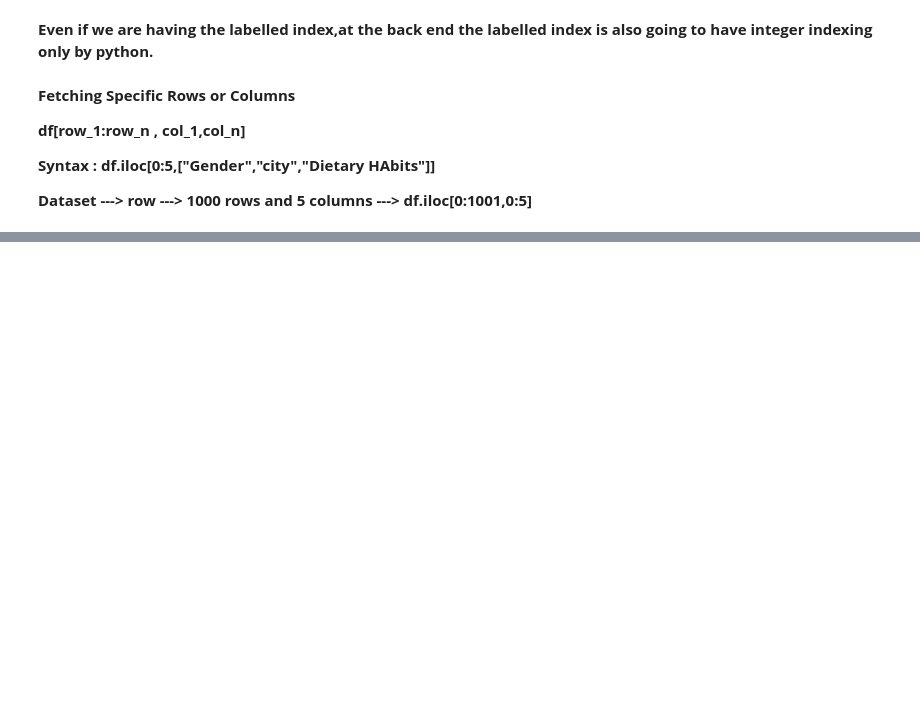
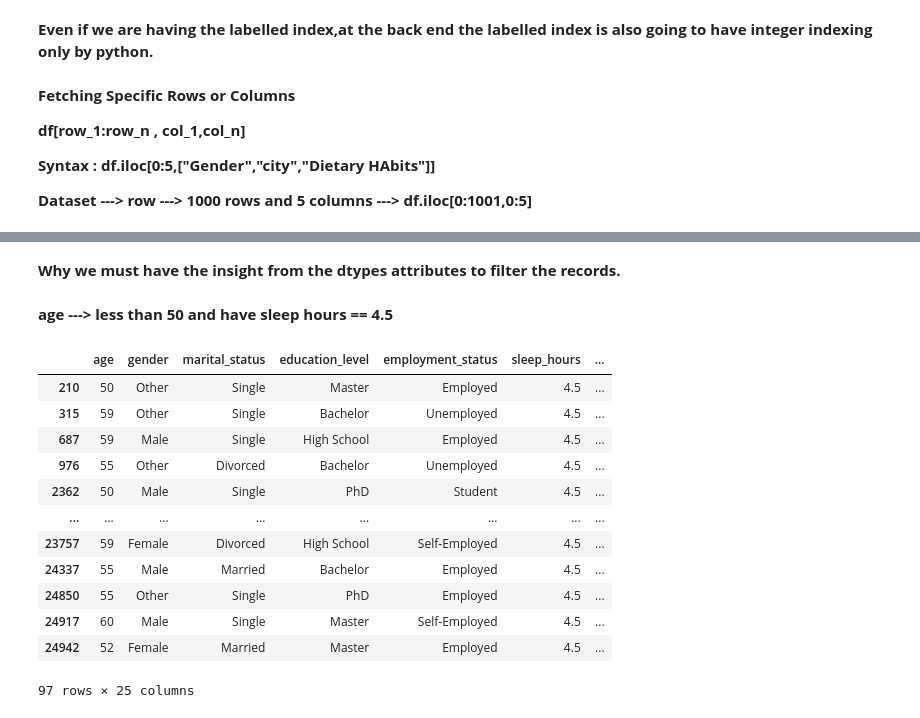
Before and after one commit to Legendkiller9855/GENRATIVE_AI, a Jupyter notebook: Pandas.ipynb, the cells around one changed output, grey strips where cells are left out. Cells and saved outputs as stored; diff of their text form; code cells hidden in the pictures; blank space fills up the shorter version.

```diff
--- a/Pandas.ipynb
+++ b/Pandas.ipynb
@@ -1089,0 +1117,25 @@ print(data.iloc[[1,3,45,65,33]])
+# %% [markdown]
+**Why we must have the insight from the dtypes attributes to filter the records.**
+# %% [markdown]
+**age ---> less than 50 and have sleep hours == 4.5**
+# %%
+import numpy as np
+import json
+import pandas as pd
+
+data = pd.read_csv('/content/mental_health_risk_dataset.csv')
+data[(data['age'] >= 50) & (data['sleep_hours'] == 4.5)]
+# %% [output]
+|  | age | gender | marital_status | education_level | employment_status | sleep_hours | ... |
+| 210 | 50 | Other | Single | Master | Employed | 4.5 | ... |
+| 315 | 59 | Other | Single | Bachelor | Unemployed | 4.5 | ... |
+| 687 | 59 | Male | Single | High School | Employed | 4.5 | ... |
+| 976 | 55 | Other | Divorced | Bachelor | Unemployed | 4.5 | ... |
+| 2362 | 50 | Male | Single | PhD | Student | 4.5 | ... |
+| ... | ... | ... | ... | ... | ... | ... | ... |
+| 23757 | 59 | Female | Divorced | High School | Self-Employed | 4.5 | ... |
+| 24337 | 55 | Male | Married | Bachelor | Employed | 4.5 | ... |
+| 24850 | 55 | Other | Single | PhD | Employed | 4.5 | ... |
+| 24917 | 60 | Male | Single | Master | Self-Employed | 4.5 | ... |
+| 24942 | 52 | Female | Married | Master | Employed | 4.5 | ... |
+97 rows × 25 columns
```
Also changed, not shown: parts of 10 cells of this notebook.
